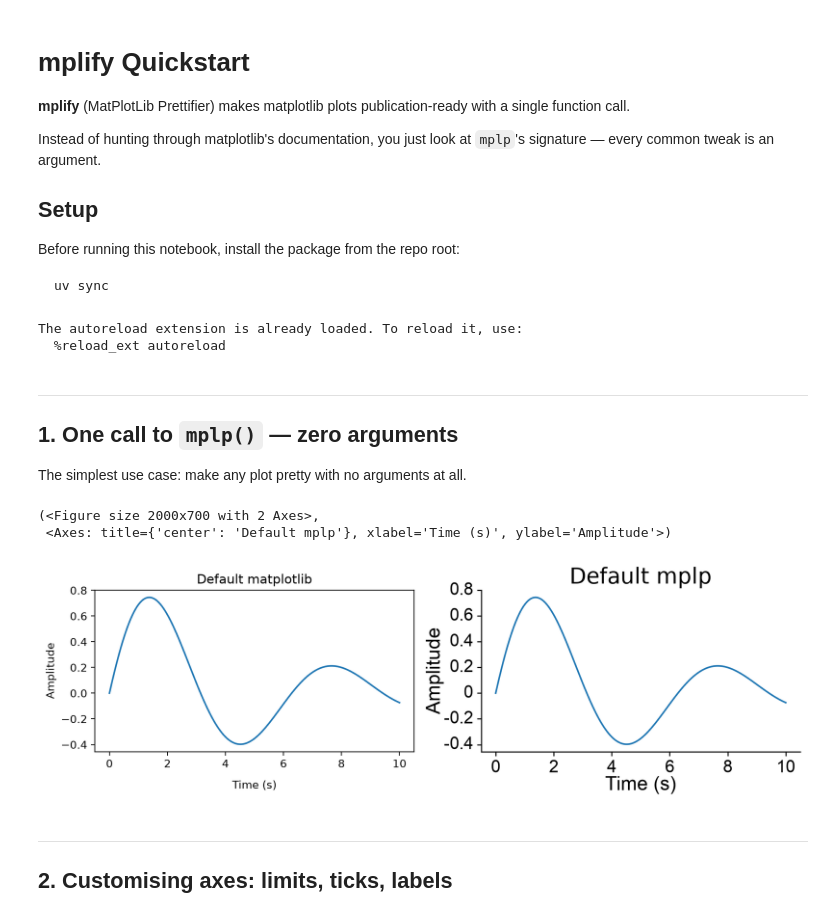
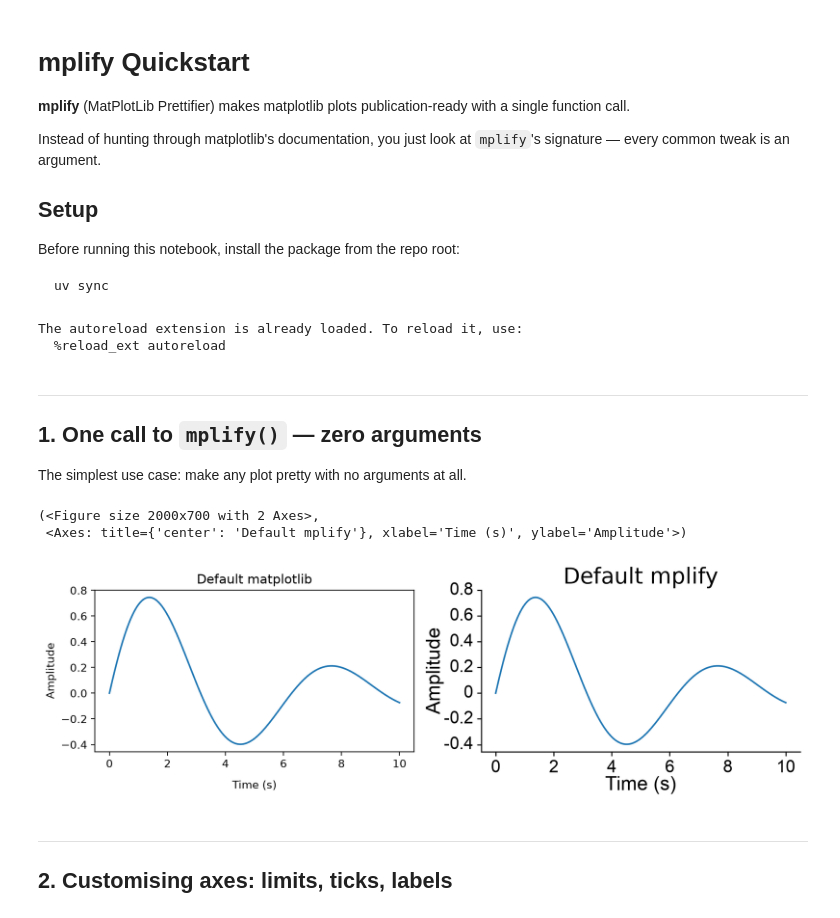
Before and after one commit to m-beau/mplify, a Jupyter notebook: quickstart.ipynb, the cells around one changed output. Drawn from its saved outputs; the diff is of its cells as text; code cells hidden in the pictures.

Commit message:
mplp renamed to mplify

```diff
--- a/quickstart.ipynb
+++ b/quickstart.ipynb
@@ -3,7 +3,7 @@
 
 **mplify** (MatPlotLib Prettifier) makes matplotlib plots publication-ready with a single function call.
 
-Instead of hunting through matplotlib's documentation, you just look at `mplp`'s signature — every common tweak is an argument.
+Instead of hunting through matplotlib's documentation, you just look at `mplify`'s signature — every common tweak is an argument.
 
 ## Setup
 
@@ -34,27 +34,27 @@ The autoreload extension is already loaded. To reload it, use:
   %reload_ext autoreload
 # %% [markdown]
 ---
-## 1. One call to `mplp()` — zero arguments
+## 1. One call to `mplify()` — zero arguments
 
 The simplest use case: make any plot pretty with no arguments at all.
 # %%
 fig, axes = plt.subplots(1, 2, figsize=(10, 3.5))
 
 for ax in axes:
     ax.plot(x, y)
     ax.set_xlabel('Time (s)')
     ax.set_ylabel('Amplitude')
 
 axes[0].set_title('Default matplotlib')
 
-# mplp grabs the current figure with matplotlib.gcf()
+# mplify grabs the current figure with matplotlib.gcf()
 # and current axes with matplotlib.gca() (here, axes[1])
 # if no fig or ax is provided.
-mplp(title='Default mplp', tight_layout=True)
+mplify(title='Default mplify', tight_layout=True)
 # %% [output]
 (<Figure size 2000x700 with 2 Axes>,
- <Axes: title={'center': 'Default mplp'}, xlabel='Time (s)', ylabel='Amplitude'>)
+ <Axes: title={'center': 'Default mplify'}, xlabel='Time (s)', ylabel='Amplitude'>)
-[figure, old version]
+[figure, new version]
 # %% [markdown]
 ---
 ## 2. Customising axes: limits, ticks, labels
```
Also changed, not shown: parts of 18 cells of this notebook, 10 other files.
